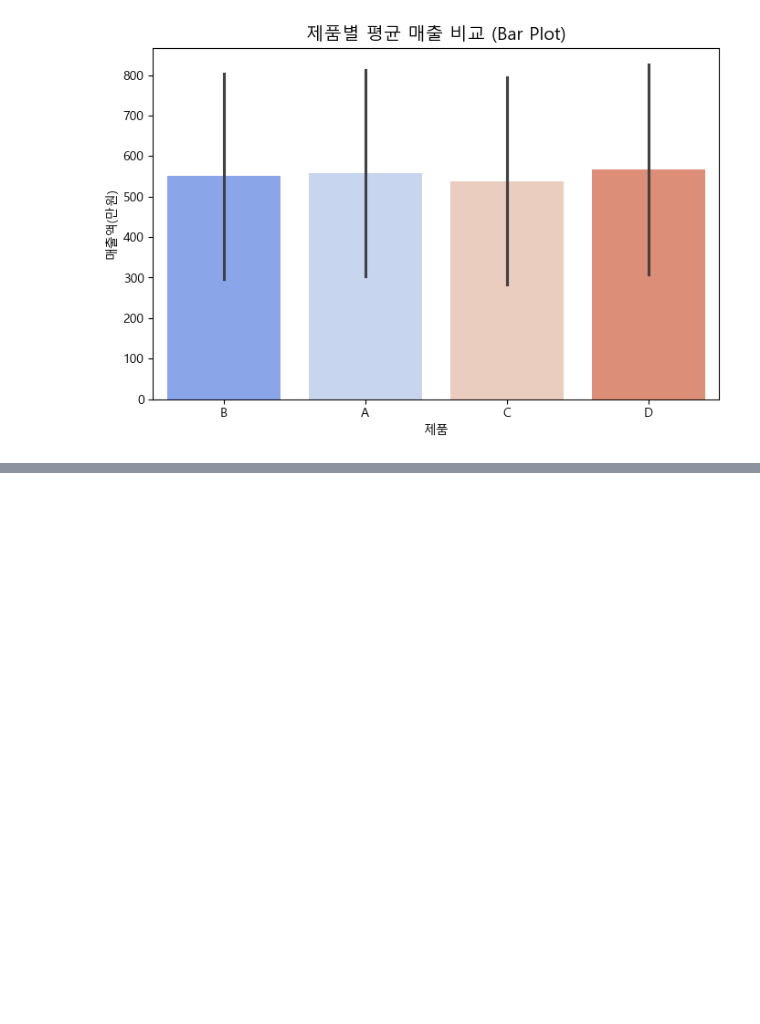
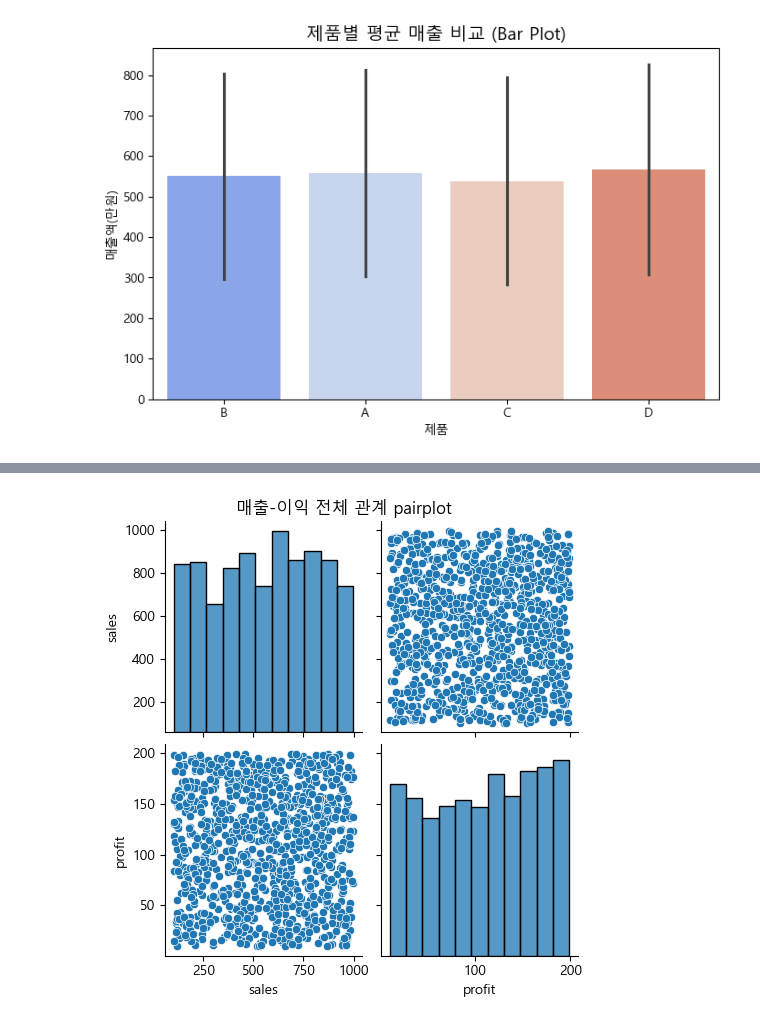
Before and after one commit to Jkeonshin/HUMAN_AI_2026, a Jupyter notebook: workspace/jupyter_notebook/EDA/4-01) python_visualiztion_실습.ipynb, the cells around one changed output, grey strips where cells are left out. Saved outputs shown, nothing was run; the diff lists cells and outputs as text; code cells hidden in the pictures; blank space fills up the shorter version.

```diff
--- a/workspace/jupyter_notebook/EDA/4-01) python_visualiztion_실습.ipynb
+++ b/workspace/jupyter_notebook/EDA/4-01) python_visualiztion_실습.ipynb
@@ -156,0 +180,8 @@ Passing `palette` without assigning `hue` is deprecated and will be removed in v
+# %%
+# 수치형 변수 간 전체 관계 탐색 -- 여러 변수의 조항 관계를 한번에 확인
+sns.pairplot(df[['sales','profit']],kind='scatter')
+
+plt.suptitle('매출-이익 전체 관계 pairplot',y=1.02)
+plt.show()
+# %% [output]
+[figure, added]
```
Also changed, not shown: parts of 8 cells of this notebook, 3 other files.
